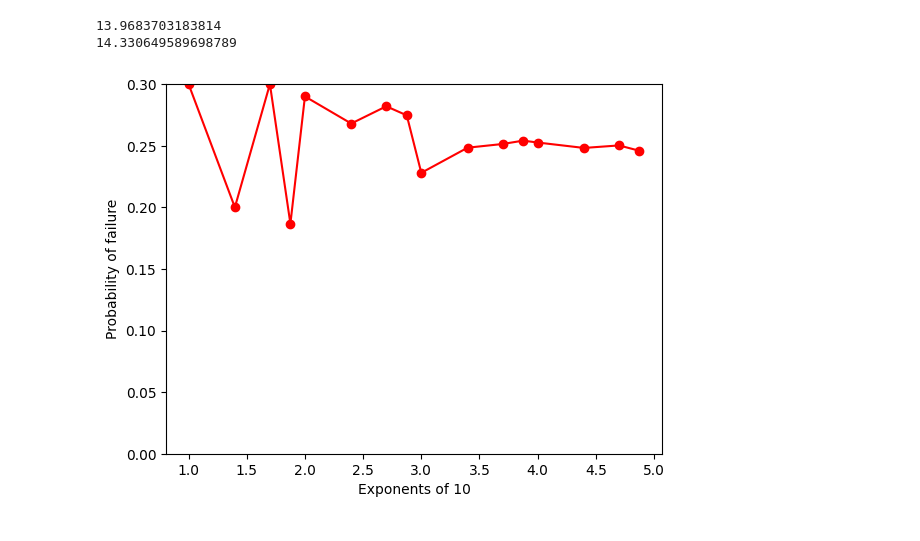
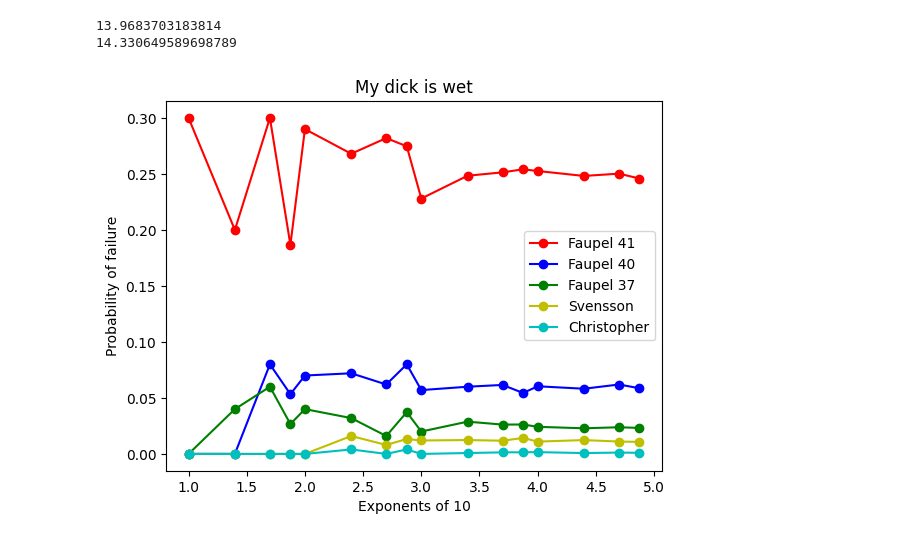
Before and after one commit to rafagarci/fiscom-bucho, a Jupyter notebook: project.ipynb, the cells around one changed output. Cells and saved outputs as stored; diff of their text form; code cells hidden in the pictures.

```diff
--- a/project.ipynb
+++ b/project.ipynb
@@ -78,7 +78,9 @@ print(mod_faupel_41(sigma_u(), sigma_y(), D_o(), D_i()))
 # Seed for consistency
 np.random.seed(1)
 
-n_s = [(10 ** i, (10 ** i) * 2.5, (10 ** i) * 5, (10 ** i) * 7.5) for i in range(5)]
+power_of_10 = 5
+
+n_s = [(10 ** i, (10 ** i) * 2.5, (10 ** i) * 5, (10 ** i) * 7.5) for i in range(power_of_10)]
 res = [item for t in n_s for item in t][4:]
 n_s = list(map(lambda x: int(x), res))
 
@@ -107,33 +109,38 @@ for n in n_s:
         faupel_37_simulated = np.append(faupel_37_simulated, faupel_37(simulated_sigma_y, simulated_sigma_u, simulated_D_o, simulated_D_i))
 
         svensson_38_simulated = np.append(svensson_38_simulated, svensson_38(simulated_sigma_u, simulated_sigma_y, 0.15, simulated_D_o, simulated_D_i))
 
         christopher_39_simulated = np.append(christopher_39_simulated, christopher_39(simulated_sigma_u, simulated_sigma_y, simulated_D_o, simulated_D_i))
 
         mod_faupel_40_simulated = np.append(mod_faupel_40_simulated, mod_faupel_40(simulated_sigma_u, simulated_sigma_y, simulated_D_o, simulated_D_i))
 
         mod_faupel_41_simulated = np.append(mod_faupel_41_simulated, mod_faupel_41(simulated_sigma_u, simulated_sigma_y, simulated_D_o, simulated_D_i))
 
     P_o_simulated = np.squeeze(np.random.normal(13, 1, size = (n, 1)))
     # Compare them
 
     smaller_than_P_o_faupel_37 = faupel_37_simulated < P_o_simulated
     smaller_than_P_o_svensson_38 = svensson_38_simulated < P_o_simulated
     smaller_than_P_o_christopher_39 = christopher_39_simulated < P_o_simulated
     smaller_than_P_o_mod_faupel_40 = mod_faupel_40_simulated < P_o_simulated
     smaller_than_P_o_mod_faupel_41 = mod_faupel_41_simulated < P_o_simulated
 
     # Calculate probabilities
     probs_faupel_37 = np.append(probs_faupel_37, np.count_nonzero(smaller_than_P_o_faupel_37) / n)
     probs_svensson_38 = np.append(probs_svensson_38, np.count_nonzero(smaller_than_P_o_svensson_38) / n)
     probs_christopher_39 = np.append(probs_christopher_39, np.count_nonzero(smaller_than_P_o_christopher_39) / n)
     probs_mod_faupel_40 = np.append(probs_mod_faupel_40, np.count_nonzero(smaller_than_P_o_mod_faupel_40) / n)
     probs_mod_faupel_41 = np.append(probs_mod_faupel_41, np.count_nonzero(smaller_than_P_o_mod_faupel_41) / n)
 
 # Log change of base
-_ = plt.plot(np.log(np.array(n_s)) / np.log(10), probs_mod_faupel_41, '-or')
-_ = plt.ylim(0,0.3)
+_ = plt.plot(np.log(np.array(n_s)) / np.log(10), probs_mod_faupel_41, '-or', label = 'Faupel 41')
+_ = plt.plot(np.log(np.array(n_s)) / np.log(10), probs_mod_faupel_40, '-ob', label = 'Faupel 40')
+_ = plt.plot(np.log(np.array(n_s)) / np.log(10), probs_faupel_37, '-og', label = 'Faupel 37')
+_ = plt.plot(np.log(np.array(n_s)) / np.log(10), probs_svensson_38, '-oy', label = 'Svensson')
+_ = plt.plot(np.log(np.array(n_s)) / np.log(10), probs_christopher_39, '-oc', label = 'Christopher')
+_ = plt.legend(loc = 'best')
+_ = plt.title('My dick is wet')
 _ = plt.xlabel('Exponents of 10')
 _ = plt.ylabel('Probability of failure')
 # %% [output]
-[figure, old version]
+[figure, new version]
```
